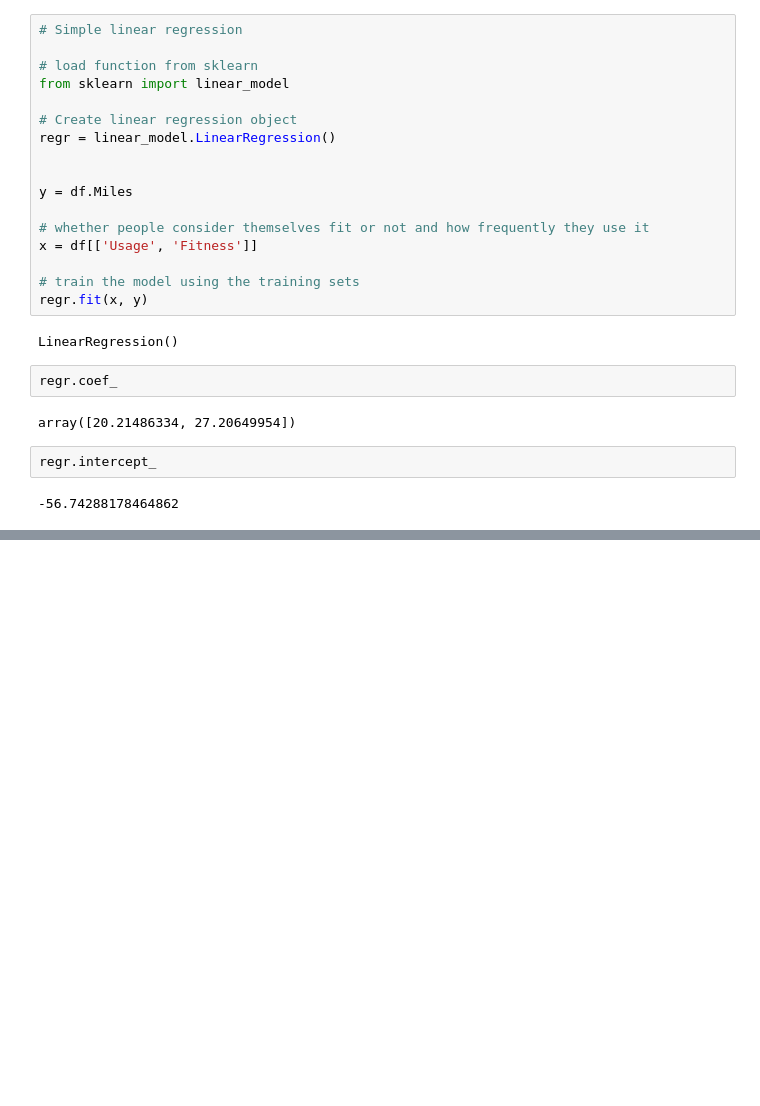
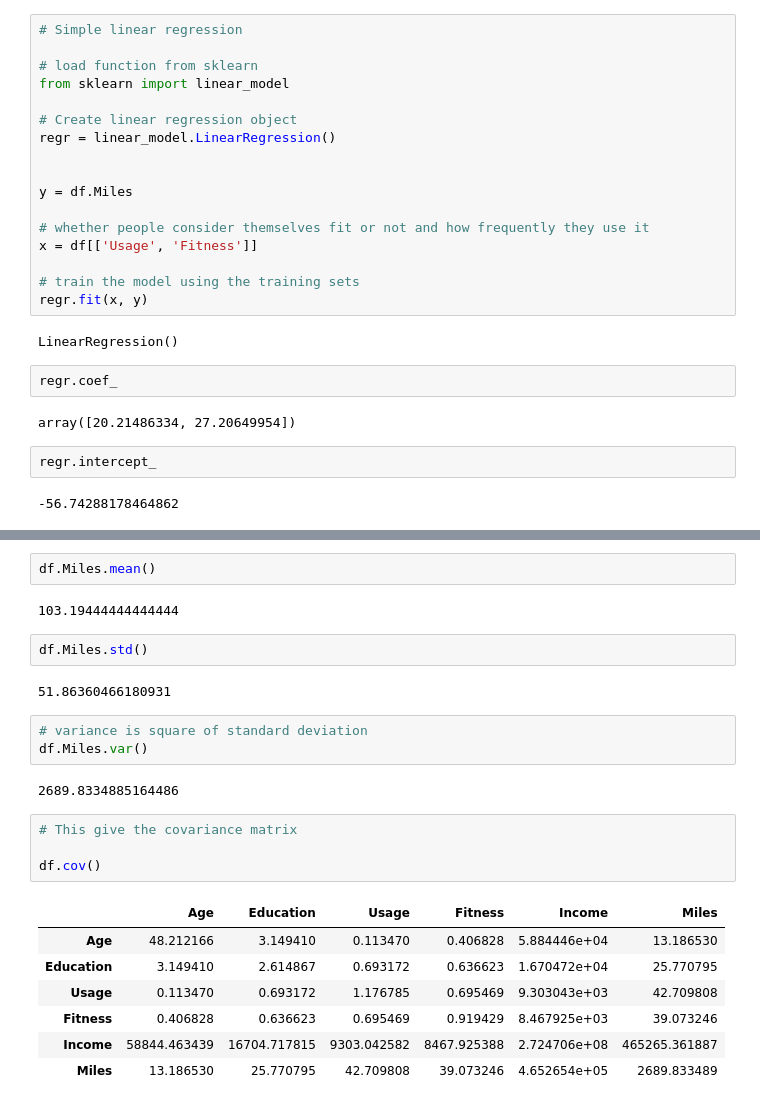
Before and after one commit to barnwalp/jupyter_notebook, a Jupyter notebook: CardioGoodFitness - Descriptive Statistics.ipynb, the cells around one changed output, grey strips where cells are left out. Drawn from its saved outputs; the diff is of its cells as text; blank space fills up the shorter version.

```diff
--- a/CardioGoodFitness - Descriptive Statistics.ipynb
+++ b/CardioGoodFitness - Descriptive Statistics.ipynb
@@ -283,0 +370,25 @@ regr.intercept_
+# %%
+df.Miles.mean()
+# %% [output]
+103.19444444444444
+# %%
+df.Miles.std()
+# %% [output]
+51.86360466180931
+# %%
+# variance is square of standard deviation
+df.Miles.var()
+# %% [output]
+2689.8334885164486
+# %%
+# This give the covariance matrix
+
+df.cov()
+# %% [output]
+|  | Age | Education | Usage | Fitness | Income | Miles |
+| Age | 48.212166 | 3.149410 | 0.113470 | 0.406828 | 5.884446e+04 | 13.186530 |
+| Education | 3.149410 | 2.614867 | 0.693172 | 0.636623 | 1.670472e+04 | 25.770795 |
+| Usage | 0.113470 | 0.693172 | 1.176785 | 0.695469 | 9.303043e+03 | 42.709808 |
+| Fitness | 0.406828 | 0.636623 | 0.695469 | 0.919429 | 8.467925e+03 | 39.073246 |
+| Income | 58844.463439 | 16704.717815 | 9303.042582 | 8467.925388 | 2.724706e+08 | 465265.361887 |
+| Miles | 13.186530 | 25.770795 | 42.709808 | 39.073246 | 4.652654e+05 | 2689.833489 |
```
Also changed, not shown: parts of 12 cells of this notebook.
